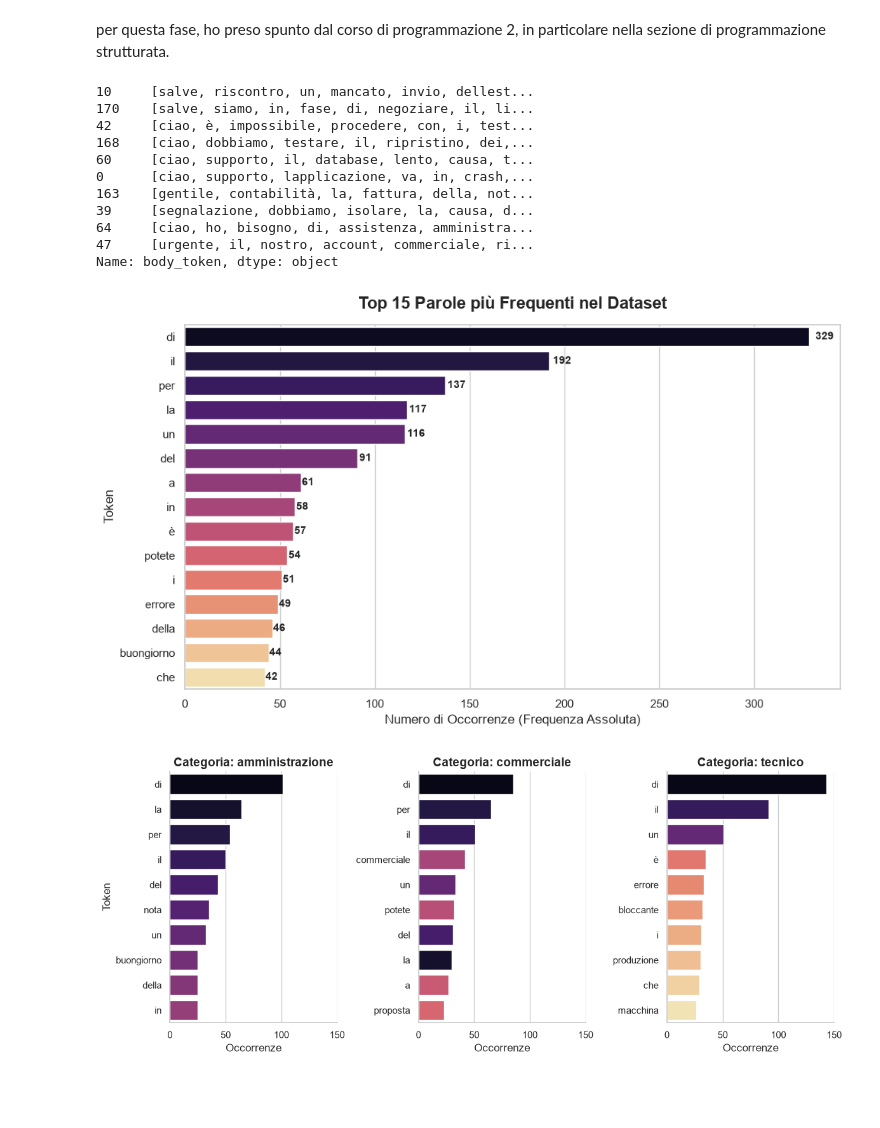
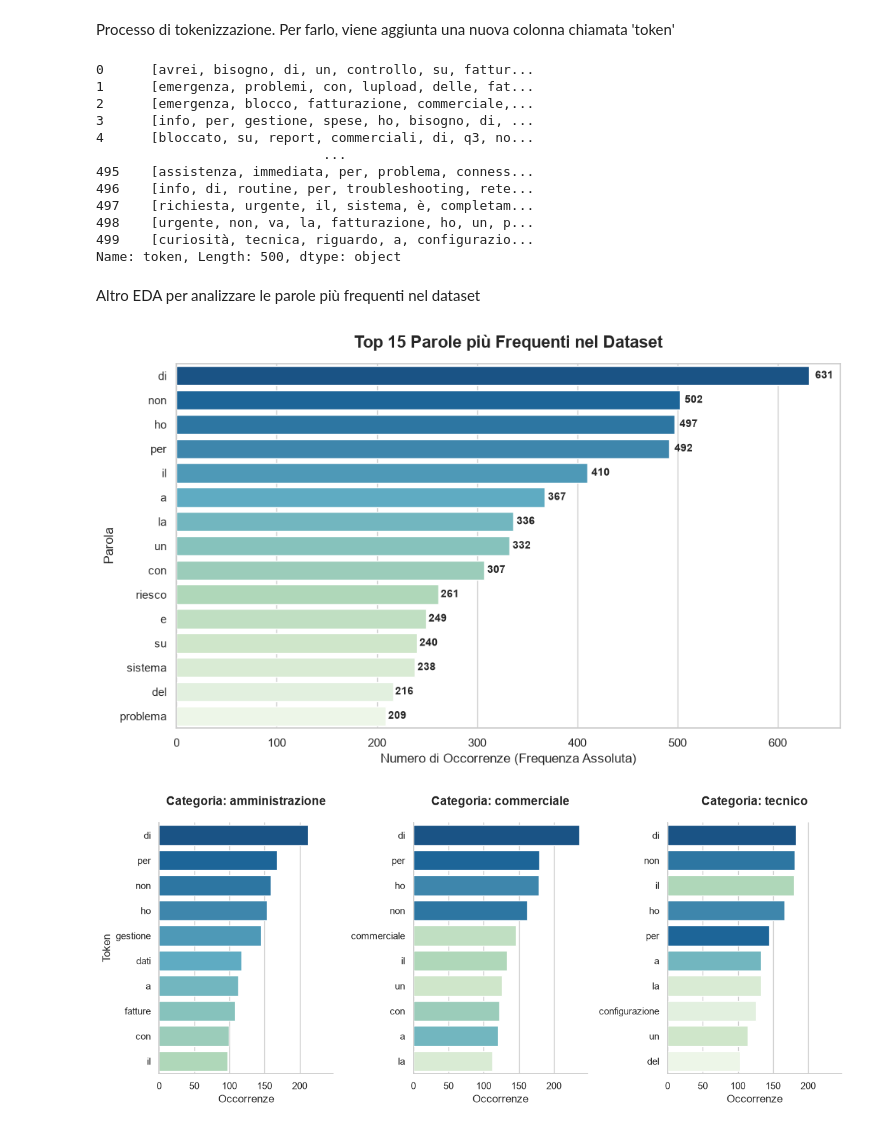
Before and after one commit to gabrieleStagnitta/Project-Work, a Jupyter notebook: cose di codice/Pipeline ML/pipeline.ipynb, the cells around one changed output. Drawn from its saved outputs; the diff is of its cells as text; code cells hidden in the pictures; blank space fills up the shorter version.

```diff
--- a/cose di codice/Pipeline ML/pipeline.ipynb
+++ b/cose di codice/Pipeline ML/pipeline.ipynb
@@ -3,6 +28,5 @@ apro il file
 # %%
 import pandas as pd
-dataset = "Dataset/ticket_utenti_simulati_ia.csv"
-df_input = pd.read_csv(dataset)
-df_input.sample(10)
+df = pd.read_csv(dataset)
+df.sample(10)
 # %% [output]
@@ -19,0 +131,14 @@ df_input.sample(10)
+# %%
+df['ticket_completo'] = df['title'].fillna('') + " " + df['body'].fillna('')
+df['word_count'] = df['ticket_completo'].apply(lambda x: len(x.split()))
+
+#grafico della distribuzione della lunghezza
+fig, ax = plt.subplots(figsize=(9, 5))
+sns.histplot(data=df, x='word_count', hue='category', kde=True, element='step', palette='GnBu_r', ax=ax)
+
+ax.set_title('Distribuzione del numero di parole per ogni categoria', fontsize=15, pad=10)
+ax.set_xlabel('Lunghezza ticket')
+ax.set_ylabel('Frequenza Ticket')
+
+plt.tight_layout()
+plt.show()
@@ -22,2 +151,2 @@ controllo che non ci siano cose NaN
 # %%
-df = df_input.dropna(subset=['title','category', 'priority','body'])
+df = df.dropna(subset=['title','category', 'priority','body'])
@@ -66,60 +195,65 @@ print(clean_record)
-# %% [markdown]
-per questa fase, ho preso spunto dal corso di programmazione 2, in particolare nella sezione di programmazione strutturata.
+# %% [markdown]
+Processo di tokenizzazione. Per farlo, viene aggiunta una nuova colonna chiamata 'token'
 # %%
 df[['title', 'category', 'priority','body']]= df[['title', 'category', 'priority','body']].map(clean_text)
 
-df['body_token'] = df['body'].str.split()
-df.sample(10)['body_token']
+df['token'] = df['ticket_completo'].map(clean_text).str.split()
+print(df['token'])
 # %% [output]
-10     [salve, riscontro, un, mancato, invio, dellest...
-170    [salve, siamo, in, fase, di, negoziare, il, li...
-42     [ciao, è, impossibile, procedere, con, i, test...
-168    [ciao, dobbiamo, testare, il, ripristino, dei,...
-60     [ciao, supporto, il, database, lento, causa, t...
-0      [ciao, supporto, lapplicazione, va, in, crash,...
-163    [gentile, contabilità, la, fattura, della, not...
-39     [segnalazione, dobbiamo, isolare, la, causa, d...
-64     [ciao, ho, bisogno, di, assistenza, amministra...
-47     [urgente, il, nostro, account, commerciale, ri...
-Name: body_token, dtype: object
+0      [avrei, bisogno, di, un, controllo, su, fattur...
+1      [emergenza, problemi, con, lupload, delle, fat...
+2      [emergenza, blocco, fatturazione, commerciale,...
+3      [info, per, gestione, spese, ho, bisogno, di, ...
+4      [bloccato, su, report, commerciali, di, q3, no...
+                             ...
+495    [assistenza, immediata, per, problema, conness...
+496    [info, di, routine, per, troubleshooting, rete...
+497    [richiesta, urgente, il, sistema, è, completam...
+498    [urgente, non, va, la, fatturazione, ho, un, p...
+499    [curiosità, tecnica, riguardo, a, configurazio...
+Name: token, Length: 500, dtype: object
+# %% [markdown]
+Altro EDA per analizzare le parole più frequenti nel dataset
 # %%
 import matplotlib.pyplot as plt
 import seaborn as sns
 
-top_words = df['body_token'].explode().value_counts().head(15).reset_index()
+top_words = df['token'].explode().value_counts().head(15).reset_index()
 
 top_words.columns = ['Parola', 'Frequenza']
 
 plt.figure(figsize=(10, 6))
 sns.set_theme(style="whitegrid") #sfondo pulito con griglia leggera
 
 #grafico a barre orizzontali (barpot)
 sns.barplot(
     x='Frequenza',
     y='Parola',
     data=top_words,
-    palette='magma',
+    palette='GnBu_r',
     hue='Parola',
     legend=False
 )
 
 #personalizza i testi e i titoli
 plt.title('Top 15 Parole più Frequenti nel Dataset', fontsize=16, fontweight='bold', pad=15)
 plt.xlabel('Numero di Occorrenze (Frequenza Assoluta)', fontsize=12)
-plt.ylabel('Token', fontsize=12)
+plt.ylabel('Parola', fontsize=12)
 
 #per mettere in risalto i valori numerici alla fine di ogni barra
 for index, value in enumerate(top_words['Frequenza']):
     plt.text(value + (value * 0.01), index, f'{int(value)}', va='center', fontsize=10, fontweight='bold')
 
 plt.tight_layout()
 plt.show()
 # %% [output]
-[figure, old version]
+[figure, new version]
 # %%
-words_by_category = (df[['category', 'body_token']]
-                     .explode('body_token')
-                     .groupby(['category', 'body_token'])
+import matplotlib.pyplot as plt
+import seaborn as sns
+words_by_category = (df[['category', 'token']]
+                     .explode('token')
+                     .groupby(['category', 'token'])
                      .size()
                      .reset_index(name='Frequenza'))
 
@@ -129,7 +263,7 @@ top_words_per_cat = (words_by_category
                      .groupby('category')
                      .head(10))
 
-top_words_per_cat = top_words_per_cat.rename(columns={'body_token': 'Parola'})
+top_words_per_cat = top_words_per_cat.rename(columns={'token': 'Parola'})
 
 g = sns.catplot(
     data=top_words_per_cat,
@@ -137,7 +271,7 @@ g = sns.catplot(
     x="Frequenza",
     y="Parola",
     col="category",
-    palette="magma",
+    palette="GnBu_r",
     hue="Parola",
     legend=False,
     sharey=False,
@@ -145,11 +279,11 @@ g = sns.catplot(
     aspect=0.8
 )
 
-g.set_titles("Categoria: {col_name}", size=14, weight='bold')
+g.set_titles("Categoria: {col_name}", size=14, weight='bold',pad=20)
 g.set_xlabels("Occorrenze", size=12)
 g.set_ylabels("Token", size=12)
 
 
 plt.show()
 # %% [output]
-[figure, old version]
+[figure, new version]
```
Also changed, not shown: parts of 53 cells of this notebook, 26 other files.
